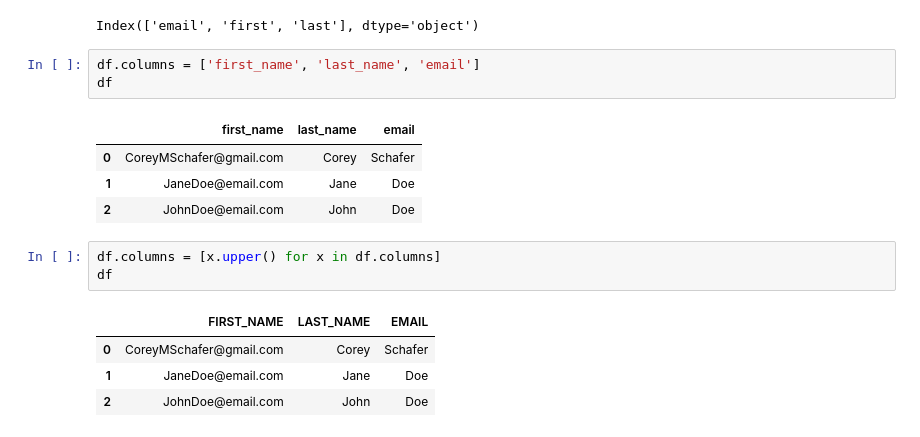
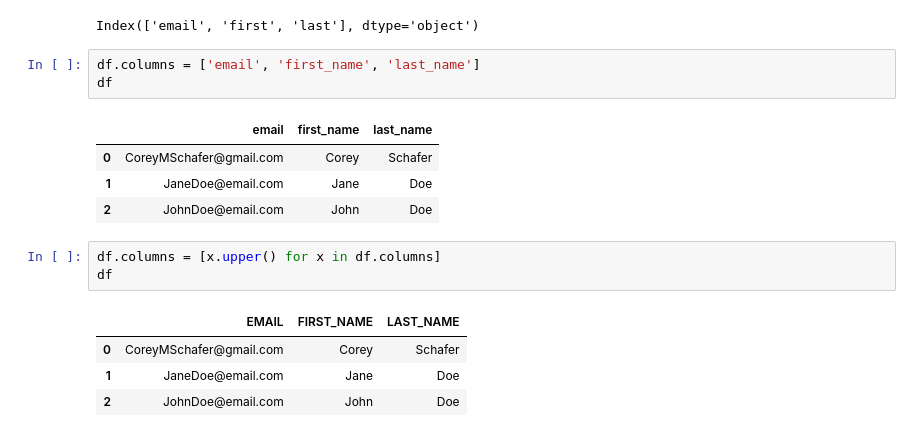
Before and after one commit to kletajan/pandasDemo2, a Jupyter notebook: People.ipynb, the cells around one changed output. Drawn from its saved outputs; the diff is of its cells as text.

```diff
--- a/People.ipynb
+++ b/People.ipynb
@@ -164,10 +164,10 @@ df.columns
 # %% [output]
 Index(['email', 'first', 'last'], dtype='object')
 # %%
-df.columns = ['first_name', 'last_name', 'email']
+df.columns = ['email', 'first_name', 'last_name']
 df
 # %% [output]
-|  | first_name | last_name | email |
+|  | email | first_name | last_name |
 | 0 | CoreyMSchafer@gmail.com | Corey | Schafer |
 | 1 | JaneDoe@email.com | Jane | Doe |
 | 2 | JohnDoe@email.com | John | Doe |
@@ -175,7 +175,7 @@ df
 df.columns = [x.upper() for x in df.columns]
 df
 # %% [output]
-|  | FIRST_NAME | LAST_NAME | EMAIL |
+|  | EMAIL | FIRST_NAME | LAST_NAME |
 | 0 | CoreyMSchafer@gmail.com | Corey | Schafer |
 | 1 | JaneDoe@email.com | Jane | Doe |
 | 2 | JohnDoe@email.com | John | Doe |
```
Also changed, not shown: parts of 27 cells of this notebook, 1 other file.
